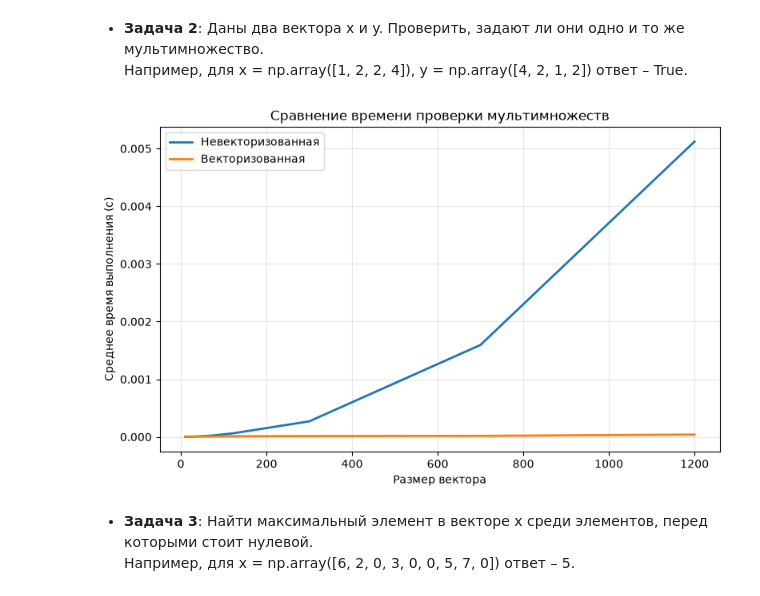
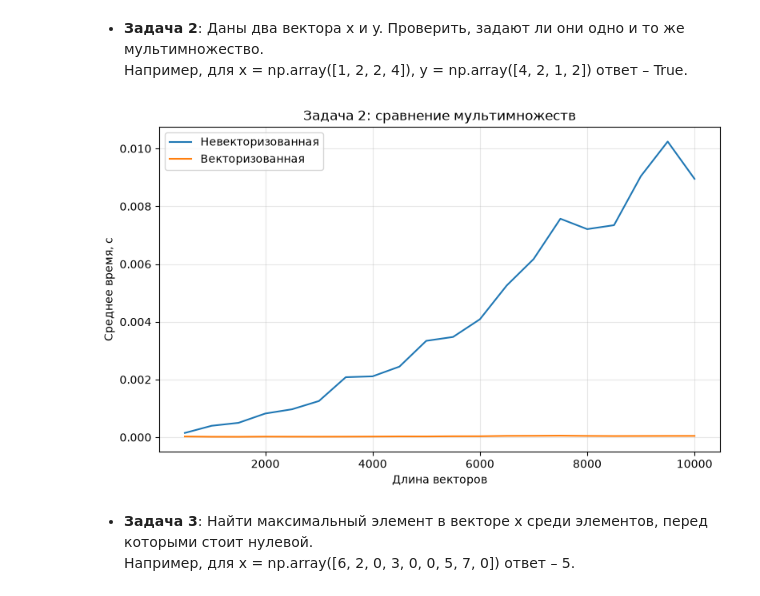
Before and after one commit to K35177/ML_Kamalov, a Jupyter notebook: task_numpy/task_numpy_practice.ipynb, the cells around one changed output. Saved outputs shown, nothing was run; the diff lists cells and outputs as text; code cells hidden in the pictures.

```diff
--- a/task_numpy/task_numpy_practice.ipynb
+++ b/task_numpy/task_numpy_practice.ipynb
@@ -99,45 +102,46 @@ plt.show()
 * __Задача 2__: Даны два вектора x и y. Проверить, задают ли они одно и то же мультимножество.
   Например, для x = np.array([1, 2, 2, 4]), y = np.array([4, 2, 1, 2]) ответ – True.
 # %%
-  reload_solution_modules()
+reload_solution_modules()
 
-  data_sizes = np.array([10, 30, 70, 120, 300, 700, 1200])
+data_sizes = np.arange(500, 10_001, 500)
+time_non_vectorized, time_vectorized = [], []
 
-  time_non_vectorized = []
-  time_vectorized = []
 
-  for size in data_sizes:
-      x = np.arange(size)
-      y = x[::-1]
+for size in data_sizes:
+    rng = np.random.default_rng()
+    data = rng.integers(0, 10, size=size)
+    shuffled = data.copy()
+    rng.shuffle(shuffled)
+    data_list = data.tolist()
+    shuffled_list = shuffled.tolist()
 
-      x_list = x.tolist()
-      y_list = y.tolist()
+    start = time.perf_counter()
+    for _ in range(20):
+        functions.are_multisets_equal(data_list, shuffled_list)
+    time_non_vectorized.append((time.perf_counter() - start) / 20)
 
-      repetitions = 10
+    start = time.perf_counter()
+    for _ in range(20):
+        functions_vectorized.are_multisets_equal(data, shuffled)
+    time_vectorized.append((time.perf_counter() - start) / 20)
 
-      non_vectorized_time = timeit.timeit(lambda: functions.are_multisets_equal(x_list, y_list),number=repetitions,) / repetitions
+figure, axis = plt.subplots(figsize=(8, 5))
 
-      vectorized_time = timeit.timeit(lambda: functions_vectorized.are_multisets_equal(x, y),number=repetitions,) / repetitions
+axis.plot(data_sizes, time_non_vectorized, label="Невекторизованная")
+axis.plot(data_sizes, time_vectorized, label="Векторизованная")
 
-      time_non_vectorized.append(non_vectorized_time)
-      time_vectorized.append(vectorized_time)
+axis.set_title("Задача 2: сравнение мультимножеств")
+axis.set_xlabel("Длина векторов")
+axis.set_ylabel("Среднее время, с")
 
-  figure, axis = plt.subplots(figsize=(8, 5))
+axis.grid(True, alpha=0.3)
+axis.legend()
 
-  axis.plot(data_sizes,time_non_vectorized,linewidth=2,label="Невекторизованная",)
-
-  axis.plot(data_sizes,time_vectorized,linewidth=2,label="Векторизованная",)
-
-  axis.set_title("Сравнение времени проверки мультимножеств")
-  axis.set_xlabel("Размер вектора")
-  axis.set_ylabel("Среднее время выполнения (с)")
-  axis.grid(True, alpha=0.3)
-  axis.legend()
-
-  figure.tight_layout()
-  plt.show()
+figure.tight_layout()
+plt.show()
 # %% [output]
-[figure, old version]
+[figure, new version]
 # %% [markdown]
 * __Задача 3__: Найти максимальный элемент в векторе x среди элементов, перед которыми стоит нулевой.
  Например, для x = np.array([6, 2, 0, 3, 0, 0, 5, 7, 0]) ответ – 5.
```
Also changed, not shown: parts of 10 cells of this notebook.
